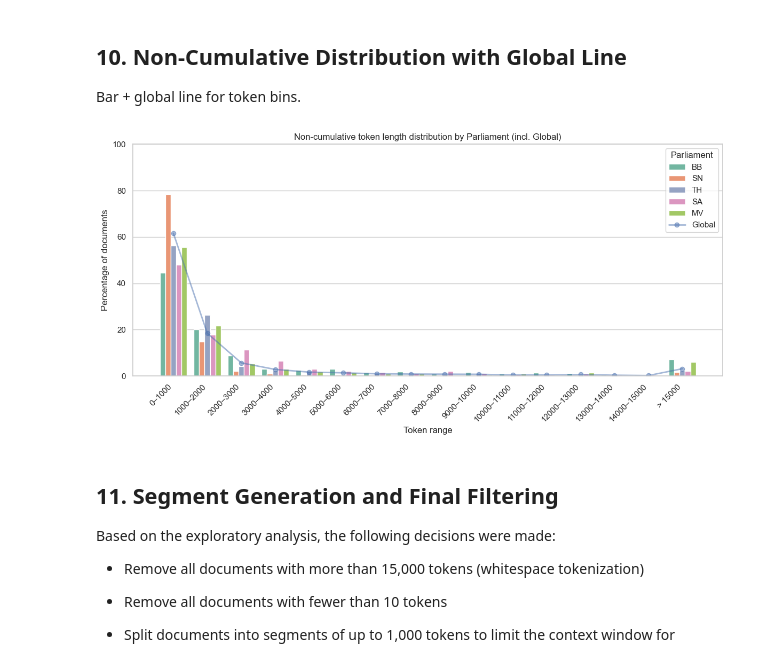
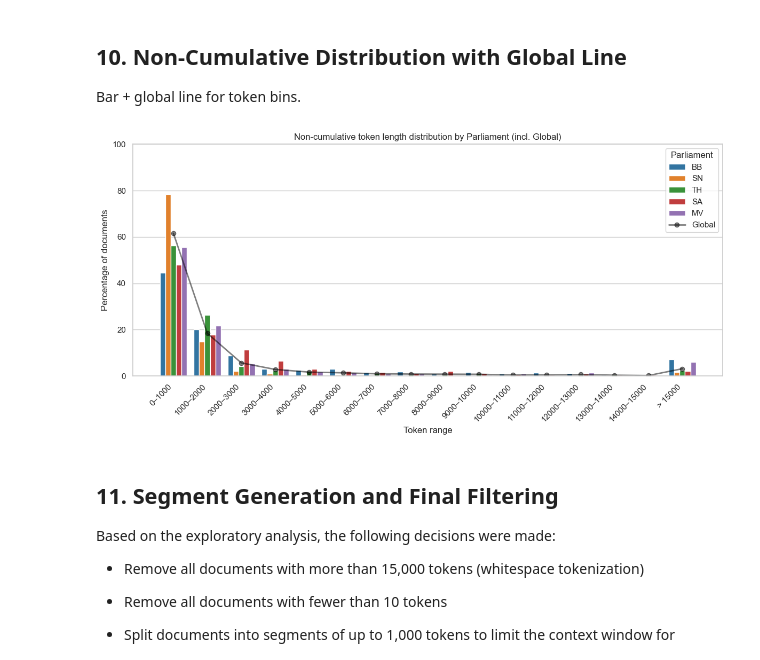
Before and after one commit to theolenko/bachelorsthesis_notebook_code, a Jupyter notebook: 02exploratory_analysis.ipynb, the cells around one changed output. Cells and saved outputs as stored; diff of their text form; code cells hidden in the pictures.

```diff
--- a/02exploratory_analysis.ipynb
+++ b/02exploratory_analysis.ipynb
@@ -135,15 +145,16 @@ Overlay histograms without normalization.
 # %%
 # Plot overlaid histograms of token lengths by parliament (0–4,000 tokens)
 plt.figure(figsize=(10,6))
-n_colors = df["Landtag"].nunique()
 ax = sns.histplot(
     data=df,
     x="TokenLength",
-    hue="Landtag", bins=3000,
+    hue="Landtag",
+    hue_order=order[1:], # use the explicit order, excluding "Global",
+    bins=3000,
     element="step",
     stat="count",
     common_norm=False,
-    palette=palette[:n_colors]
+    palette=palette
 )
 plt.xlim(0,4000)
 plt.title("Token count distribution by Parliament (overlaid)")
@@ -159,12 +170,13 @@ plt.show()
 Facets with uniform axes.
 # %%
 # Plot faceted histograms for each parliament with consistent colors
-landtags = df["Landtag"].unique()
-color_map = {land: palette[i] for i, land in enumerate(landtags)}
+landtags = order[1:]  # use the explicit order, excluding "Global"
+color_map = {land: palette[land] for land in landtags}
 bins = np.arange(0, 4001, 100)
 
 g = sns.FacetGrid(df, col="Landtag", col_wrap=3,
-                  height=4, sharex=True, sharey=True)
+                  height=4, sharex=True, sharey=True,
+                  col_order=landtags)  # enforce the same column order
 
 for ax, land in zip(g.axes.flatten(), landtags):
     subset = df[df["Landtag"] == land]
@@ -305,40 +332,55 @@ plt.show()
 
 Bar + global line for token bins.
 # %%
-
 # Plot non-cumulative distribution of token lengths by parliament with global line
-bin_edges=list(range(0,16000,1000))+[np.inf]
-bin_labels=[f"{s}–{e}" for s,e in zip(bin_edges[:-2], bin_edges[1:-1])] + ["> 15000"]
+bin_edges = list(range(0, 16000, 1000)) + [np.inf]
+bin_labels = [f"{s}–{e}" for s, e in zip(bin_edges[:-2], bin_edges[1:-1])] + ["> 15000"]
 df["TokenBin"] = pd.cut(df["TokenLength"], bins=bin_edges, labels=bin_labels)
 
 # Calculate percentage per bin for each parliament and globally
-bin_percent=(df.groupby("Landtag")["TokenBin"].value_counts(normalize=True).mul(100).rename("Percentage").reset_index())
+bin_percent = (
+    df.groupby("Landtag")["TokenBin"]
+      .value_counts(normalize=True)
+      .mul(100)
+      .rename("Percentage")
+      .reset_index()
+)
 global_counts = df["TokenBin"].value_counts(normalize=True).sort_index().mul(100)
 
-#for consitent colors across plots
-landtags_order = sorted(bin_percent["Landtag"].unique(), key=lambda x: list(df["Landtag"].unique()).index(x))
-palette_ordered = [color_map[land] for land in landtags_order]
+# for consistent colors across plots
+landtags_order = sorted(bin_percent["Landtag"].unique(), key=lambda x: order.index(x))
+palette_ordered = [palette[land] for land in landtags_order]
 
 # Plot non-cumulative distribution of token lengths by parliament with global line
 plt.figure(figsize=(12,6))
-sns.barplot(data=bin_percent,
-            x="TokenBin",
-            y="Percentage",
-            hue="Landtag",
-            palette=palette_ordered,
-            hue_order=landtags_order
-            )
-plt.plot(bin_labels, global_counts.values, label="Global", linestyle=line_styles["Global"], linewidth=2, marker="o", alpha=0.5)
+sns.barplot(
+    data=bin_percent,
+    x="TokenBin",
+    y="Percentage",
+    hue="Landtag",
+    palette=palette_ordered,
+    hue_order=landtags_order
+)
+plt.plot(
+    bin_labels,
+    global_counts.values,
+    label="Global",
+    linestyle=line_styles["Global"],
+    linewidth=2,
+    marker="o",
+    color=palette["Global"],
+    alpha=0.5
+)
 plt.xticks(rotation=45, ha="right")
-plt.ylim(0,100)
+plt.ylim(0, 100)
 plt.title("Non-cumulative token length distribution by Parliament (incl. Global)")
 plt.xlabel("Token range")
 plt.ylabel("Percentage of documents")
 plt.legend(title="Parliament")
 plt.tight_layout()
 plt.show()
 # %% [output]
-[figure, old version]
+[figure, new version]
 # %% [markdown]
 ## 11. Segment Generation and Final Filtering
 
```
Also changed, not shown: parts of 9 cells of this notebook.
